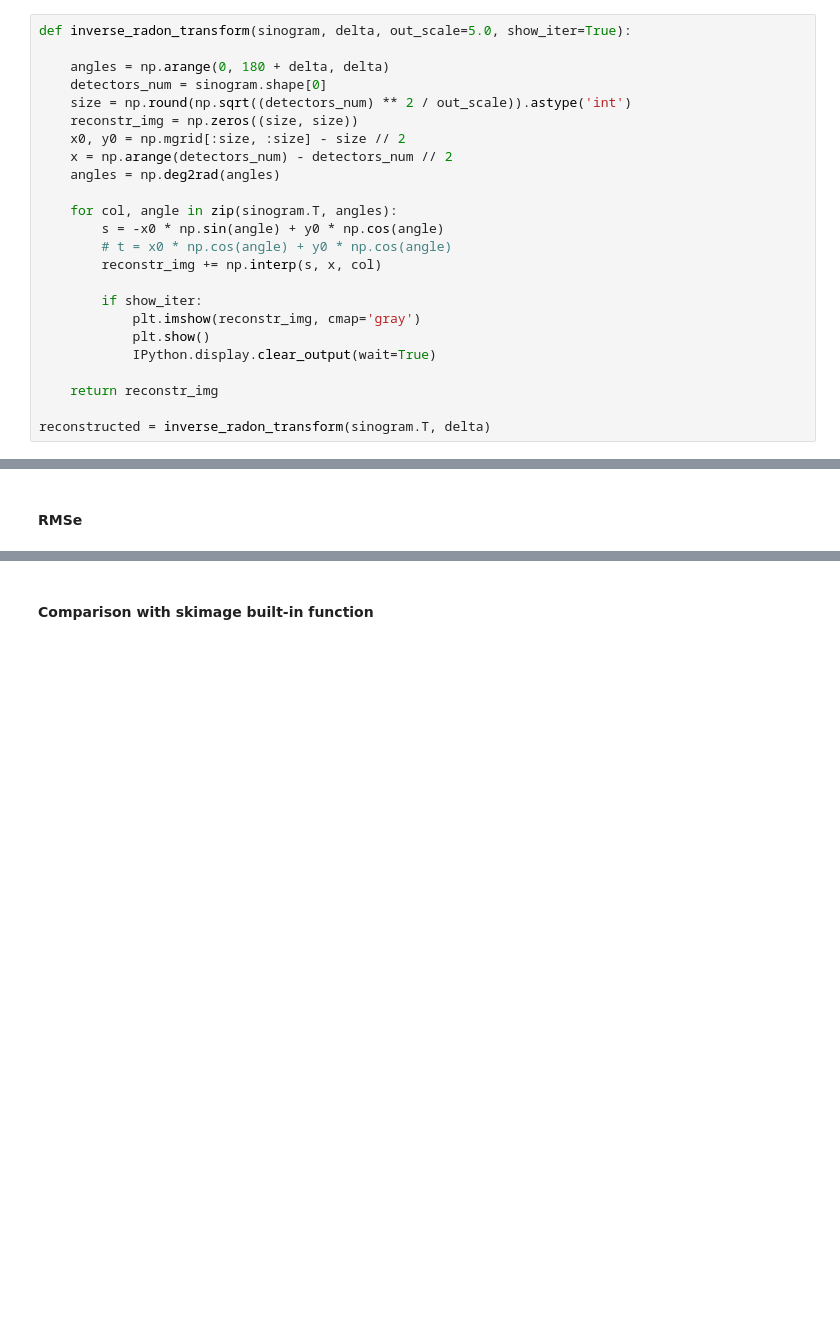
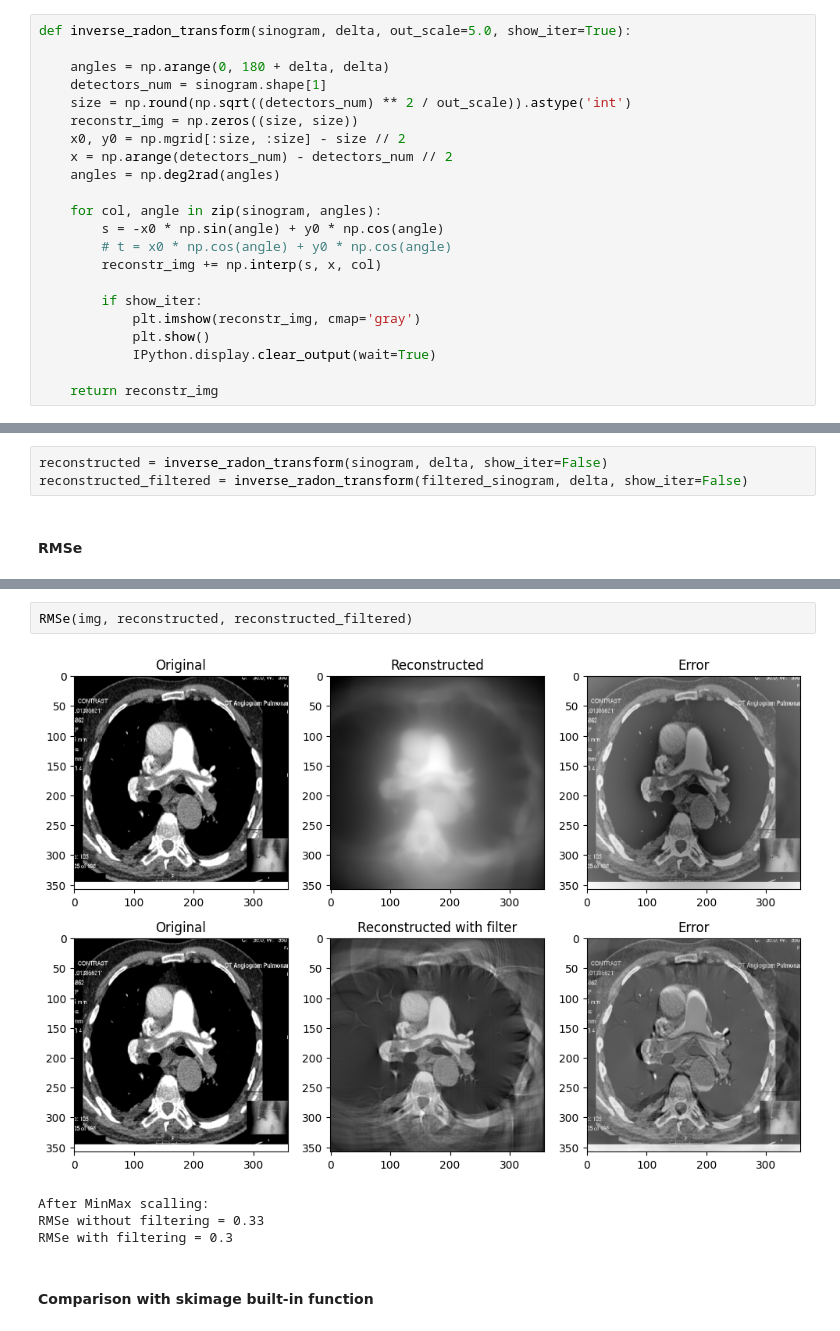
Before and after one commit to kamil271e/CT-scan, a Jupyter notebook: CT_scan.ipynb, the cells around one changed output, grey strips where cells are left out. Saved outputs shown, nothing was run; the diff lists cells and outputs as text; blank space fills up the shorter version.

```diff
--- a/CT_scan.ipynb
+++ b/CT_scan.ipynb
@@ -218,14 +186,14 @@ img.shape
 def inverse_radon_transform(sinogram, delta, out_scale=5.0, show_iter=True):
 
     angles = np.arange(0, 180 + delta, delta)
-    detectors_num = sinogram.shape[0]
+    detectors_num = sinogram.shape[1]
     size = np.round(np.sqrt((detectors_num) ** 2 / out_scale)).astype('int')
     reconstr_img = np.zeros((size, size))
     x0, y0 = np.mgrid[:size, :size] - size // 2
     x = np.arange(detectors_num) - detectors_num // 2
     angles = np.deg2rad(angles)
 
-    for col, angle in zip(sinogram.T, angles):
+    for col, angle in zip(sinogram, angles):
         s = -x0 * np.sin(angle) + y0 * np.cos(angle)
         # t = x0 * np.cos(angle) + y0 * np.cos(angle)
         reconstr_img += np.interp(s, x, col)
@@ -236,5 +204,3 @@ def inverse_radon_transform(sinogram, delta, out_scale=5.0, show_iter=True):
             IPython.display.clear_output(wait=True)
 
     return reconstr_img
-
-reconstructed = inverse_radon_transform(sinogram.T, delta)
@@ -246,3 +207,6 @@ def MinMax(v):
+# %%
+reconstructed = inverse_radon_transform(sinogram, delta, show_iter=False)
+reconstructed_filtered = inverse_radon_transform(filtered_sinogram, delta, show_iter=False)
 # %% [markdown]
 #### RMSe
 # %%
@@ -270,3 +247,10 @@ RMSe after MinMax scalling = 0.31
+# %%
+RMSe(img, reconstructed, reconstructed_filtered)
+# %% [output]
+[figure, added]
+After MinMax scalling:
+RMSe without filtering = 0.33
+RMSe with filtering = 0.3
 # %% [markdown]
 #### Comparison with skimage built-in function
 # %%
```
Also changed, not shown: parts of 23 cells of this notebook.
